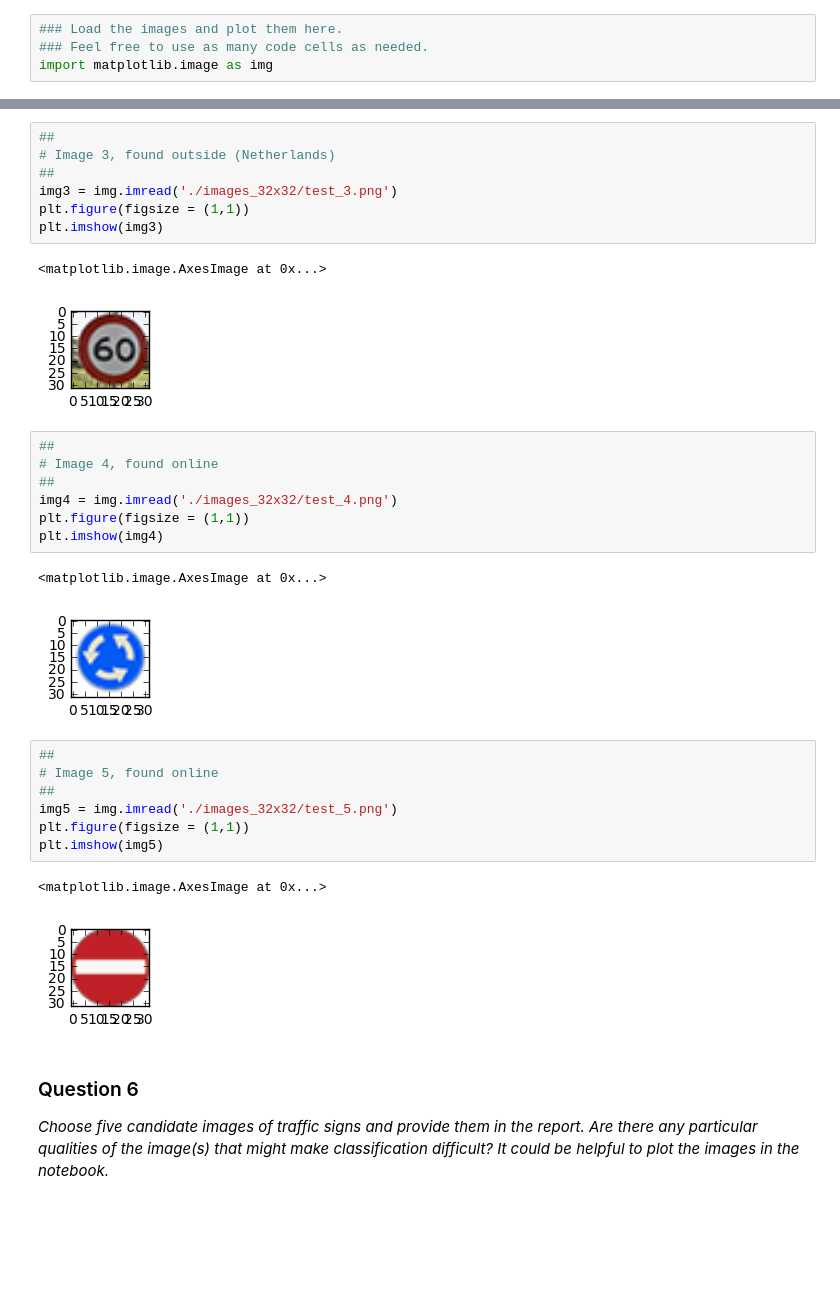
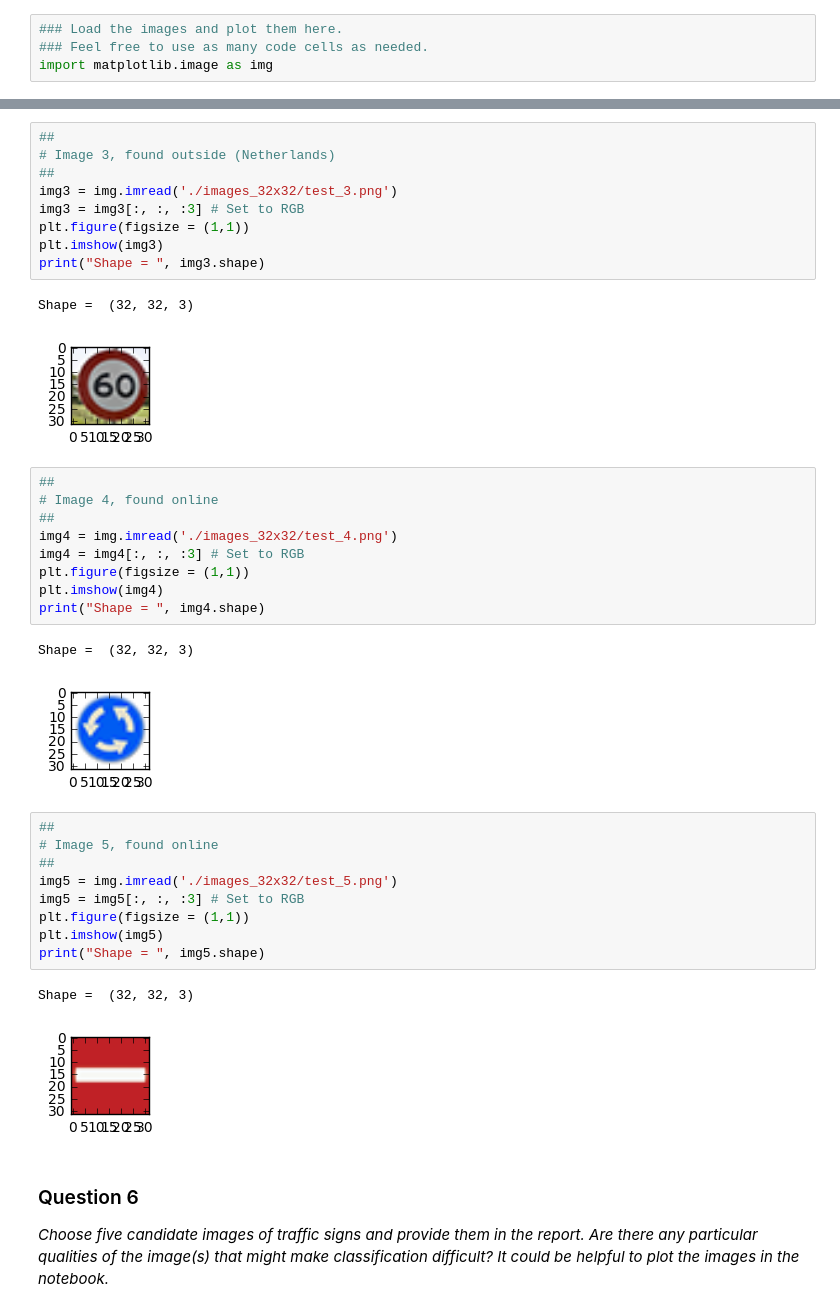
Before and after one commit to bobvanluijt/CarND-Traffic-Sign-Classifier-Project, a Jupyter notebook: Traffic_Sign_Classifier.ipynb, the cells around one changed output, grey strips where cells are left out. Saved outputs shown, nothing was run; the diff lists cells and outputs as text; blank space fills up the shorter version.

```diff
--- a/Traffic_Sign_Classifier.ipynb
+++ b/Traffic_Sign_Classifier.ipynb
@@ -374,31 +392,37 @@ plt.imshow(img2)
 # Image 3, found outside (Netherlands)
 ##
 img3 = img.imread('./images_32x32/test_3.png')
+img3 = img3[:, :, :3] # Set to RGB
 plt.figure(figsize = (1,1))
 plt.imshow(img3)
+print("Shape = ", img3.shape)
 # %% [output]
-<matplotlib.image.AxesImage at 0x...>
+Shape =  (32, 32, 3)
 [figure]
 # %%
 ##
 # Image 4, found online
 ##
 img4 = img.imread('./images_32x32/test_4.png')
+img4 = img4[:, :, :3] # Set to RGB
 plt.figure(figsize = (1,1))
 plt.imshow(img4)
+print("Shape = ", img4.shape)
 # %% [output]
-<matplotlib.image.AxesImage at 0x...>
+Shape =  (32, 32, 3)
 [figure]
 # %%
 ##
 # Image 5, found online
 ##
 img5 = img.imread('./images_32x32/test_5.png')
+img5 = img5[:, :, :3] # Set to RGB
 plt.figure(figsize = (1,1))
 plt.imshow(img5)
+print("Shape = ", img5.shape)
 # %% [output]
-<matplotlib.image.AxesImage at 0x...>
+Shape =  (32, 32, 3)
-[figure, old version]
+[figure, new version]
 # %% [markdown]
 ### Question 6
 
```
Also changed, not shown: parts of 28 cells of this notebook.
